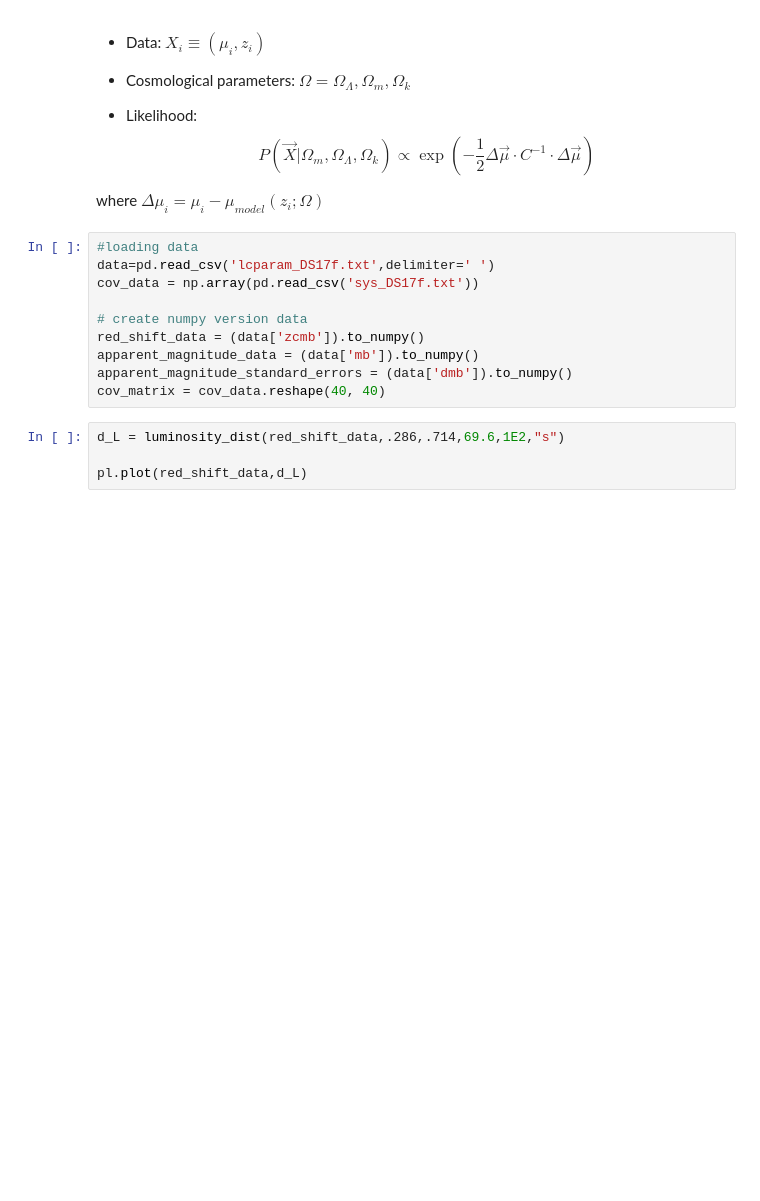
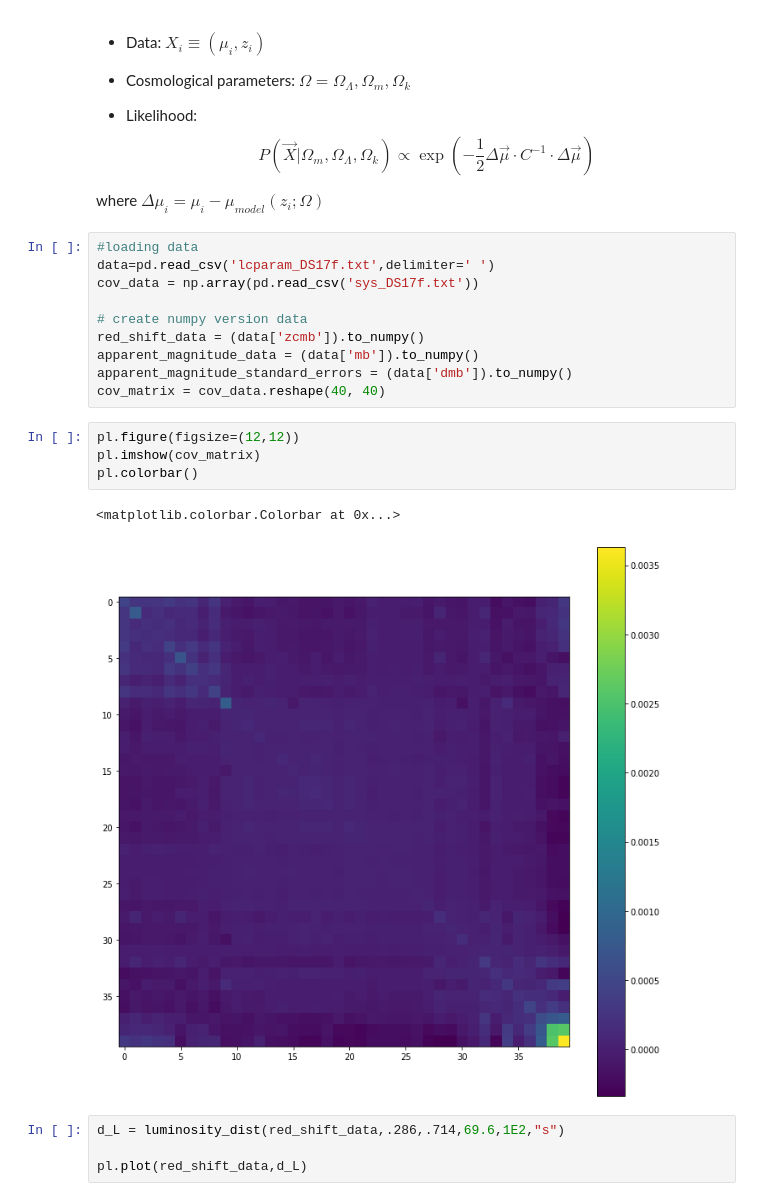
Before and after one commit to anshsrivastava/H0llyM0lly, a Jupyter notebook: mcmc.ipynb, the cells around one changed output. Saved outputs shown, nothing was run; the diff lists cells and outputs as text; blank space fills up the shorter version.

```diff
--- a/mcmc.ipynb
+++ b/mcmc.ipynb
@@ -23,6 +23,13 @@ red_shift_data = (data['zcmb']).to_numpy()
 apparent_magnitude_data = (data['mb']).to_numpy()
 apparent_magnitude_standard_errors = (data['dmb']).to_numpy()
 cov_matrix = cov_data.reshape(40, 40)
+# %%
+pl.figure(figsize=(12,12))
+pl.imshow(cov_matrix)
+pl.colorbar()
+# %% [output]
+<matplotlib.colorbar.Colorbar at 0x...>
+[figure, added]
 # %%
 d_L = luminosity_dist(red_shift_data,.286,.714,69.6,1E2,"s")
 
```
Also changed, not shown: parts of 2 cells of this notebook, 1 other file.
